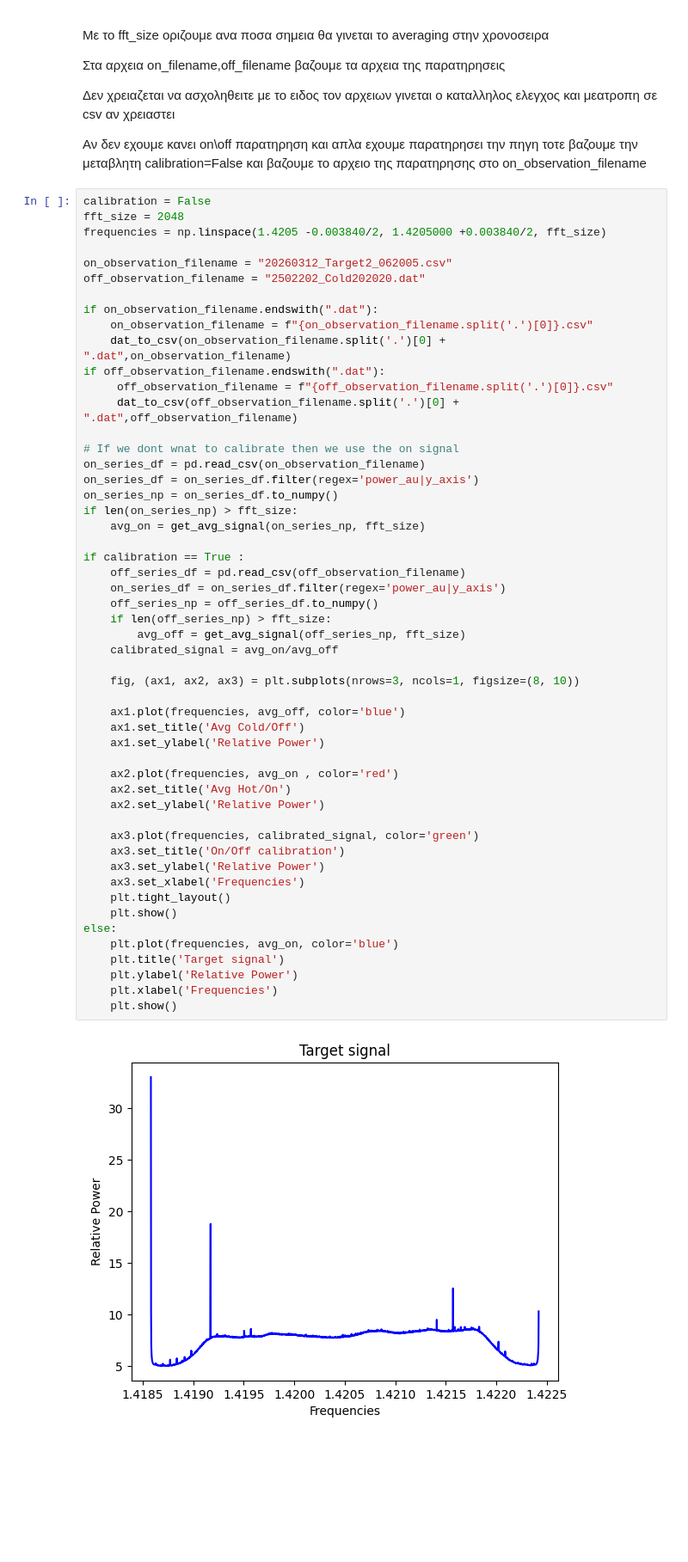
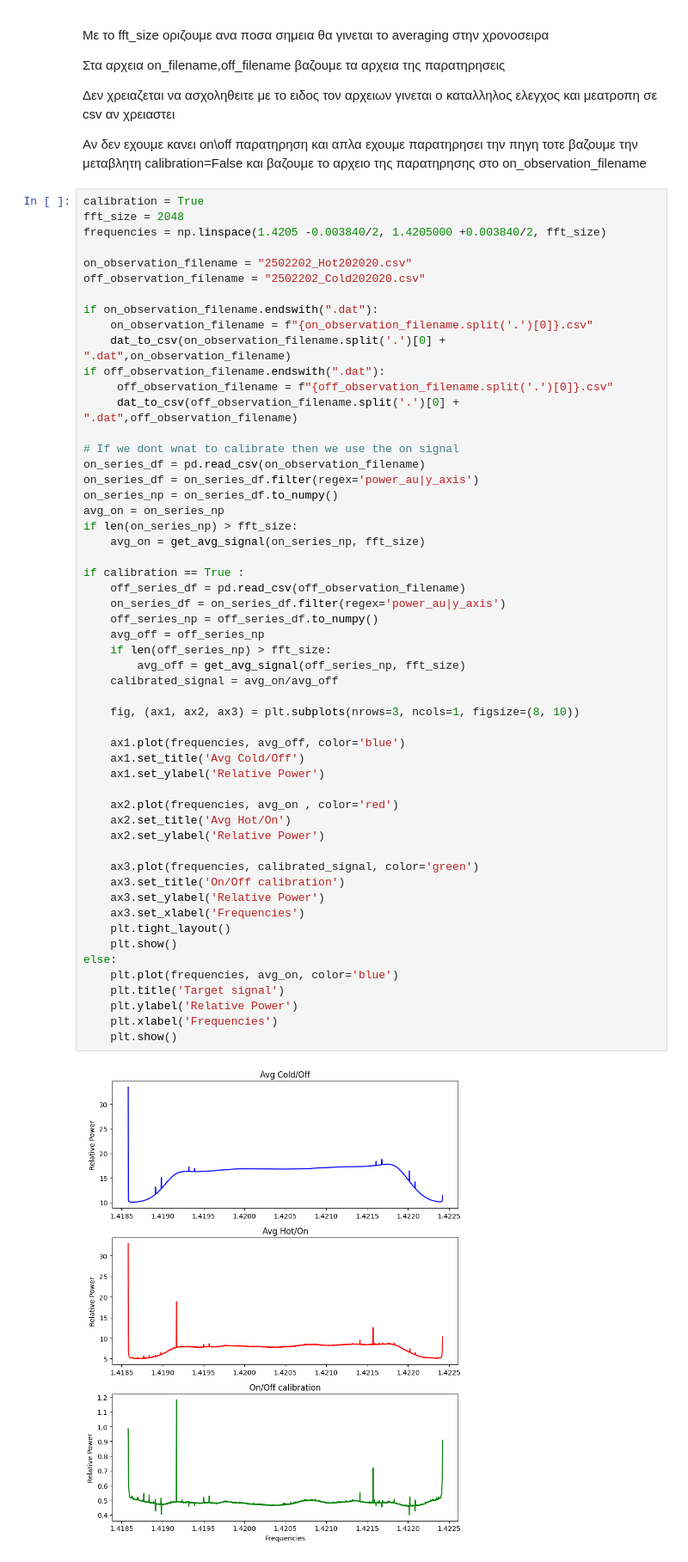
Before and after one commit to Astro-BEAM-AUTh/data-analysis, a Jupyter notebook: hydrogenDetection.ipynb, the cells around one changed output. Shown at 86% size. Cells and saved outputs as stored; diff of their text form; blank space fills up the shorter version.

```diff
--- a/hydrogenDetection.ipynb
+++ b/hydrogenDetection.ipynb
@@ -52,12 +52,12 @@ def get_avg_signal(time_series, fft_size):
 
 Αν δεν εχουμε κανει on\off παρατηρηση και απλα εχουμε παρατηρησει την πηγη τοτε βαζουμε την μεταβλητη calibration=False και βαζουμε το αρχειο της παρατηρησης στο on_observation_filename
 # %%
-calibration = False
+calibration = True
 fft_size = 2048
 frequencies = np.linspace(1.4205 -0.003840/2, 1.4205000 +0.003840/2, fft_size)
 
-on_observation_filename = "20260312_Target2_062005.csv"
-off_observation_filename = "2502202_Cold202020.dat"
+on_observation_filename = "2502202_Hot202020.csv"
+off_observation_filename = "2502202_Cold202020.csv"
 
 if on_observation_filename.endswith(".dat"):
     on_observation_filename = f"{on_observation_filename.split('.')[0]}.csv"
@@ -70,6 +70,7 @@ if off_observation_filename.endswith(".dat"):
 on_series_df = pd.read_csv(on_observation_filename)
 on_series_df = on_series_df.filter(regex='power_au|y_axis')
 on_series_np = on_series_df.to_numpy()
+avg_on = on_series_np
 if len(on_series_np) > fft_size:
     avg_on = get_avg_signal(on_series_np, fft_size)
 
@@ -77,31 +78,32 @@ if calibration == True :
     off_series_df = pd.read_csv(off_observation_filename)
     on_series_df = on_series_df.filter(regex='power_au|y_axis')
     off_series_np = off_series_df.to_numpy()
+    avg_off = off_series_np
     if len(off_series_np) > fft_size:
         avg_off = get_avg_signal(off_series_np, fft_size)
     calibrated_signal = avg_on/avg_off
 
     fig, (ax1, ax2, ax3) = plt.subplots(nrows=3, ncols=1, figsize=(8, 10))
 
     ax1.plot(frequencies, avg_off, color='blue')
     ax1.set_title('Avg Cold/Off')
     ax1.set_ylabel('Relative Power')
 
     ax2.plot(frequencies, avg_on , color='red')
     ax2.set_title('Avg Hot/On')
     ax2.set_ylabel('Relative Power')
 
     ax3.plot(frequencies, calibrated_signal, color='green')
     ax3.set_title('On/Off calibration')
     ax3.set_ylabel('Relative Power')
     ax3.set_xlabel('Frequencies')
     plt.tight_layout()
     plt.show()
 else:
     plt.plot(frequencies, avg_on, color='blue')
     plt.title('Target signal')
     plt.ylabel('Relative Power')
     plt.xlabel('Frequencies')
     plt.show()
 # %% [output]
-[figure, old version]
+[figure, new version]
```
